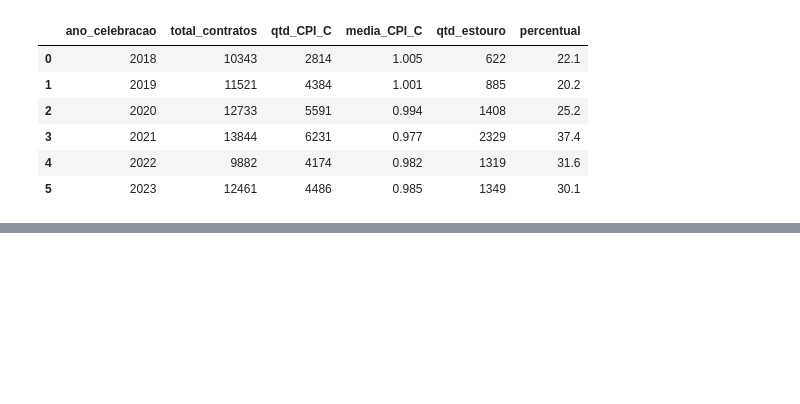
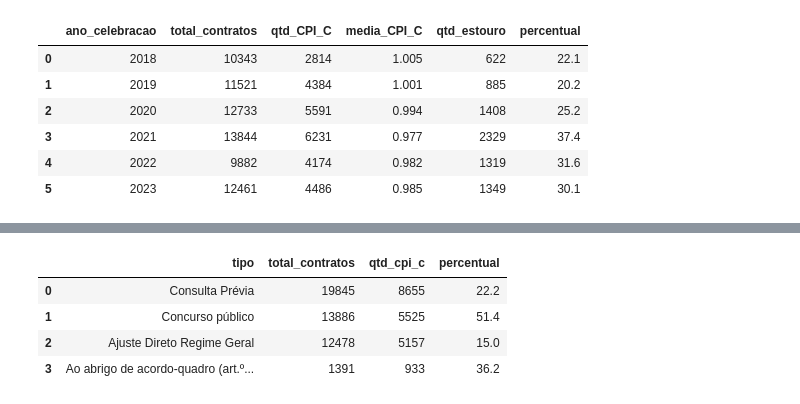
Before and after one commit to alicecosta-analytics/radar-obras-publicas, a Jupyter notebook: notebooks/03_sql.ipynb, the cells around one changed output, grey strips where cells are left out. Drawn from its saved outputs; the diff is of its cells as text; code cells hidden in the pictures; blank space fills up the shorter version.

Commit message:
Fase 2: Lição 3 de SQL (JOIN, HAVING) e consulta P3

```diff
--- a/notebooks/03_sql.ipynb
+++ b/notebooks/03_sql.ipynb
@@ -169,0 +195,20 @@ ORDER BY ano_celebracao
+# %%
+sql("""
+SELECT d.tipo,
+    COUNT(*) AS total_contratos,
+    COUNT(cpi_c) AS qtd_cpi_c,
+    ROUND ((100.0 * SUM(cpi_c < 1) / COUNT(cpi_c)),1) AS percentual
+FROM fato_contrato AS f
+JOIN dim_procedimento AS d
+    ON f.id_procedimento = d.id_procedimento
+WHERE f.ano_celebracao BETWEEN 2019 AND 2022
+GROUP BY d.tipo
+HAVING COUNT(cpi_c) >= 100
+ORDER BY total_contratos DESC
+""")
+# %% [output]
+|  | tipo | total_contratos | qtd_cpi_c | percentual |
+| 0 | Consulta Prévia | 19845 | 8655 | 22.2 |
+| 1 | Concurso público | 13886 | 5525 | 51.4 |
+| 2 | Ajuste Direto Regime Geral | 12478 | 5157 | 15.0 |
+| 3 | Ao abrigo de acordo-quadro (art.º... | 1391 | 933 | 36.2 |
```
Also changed, not shown: parts of 2 cells of this notebook, 1 other file.
